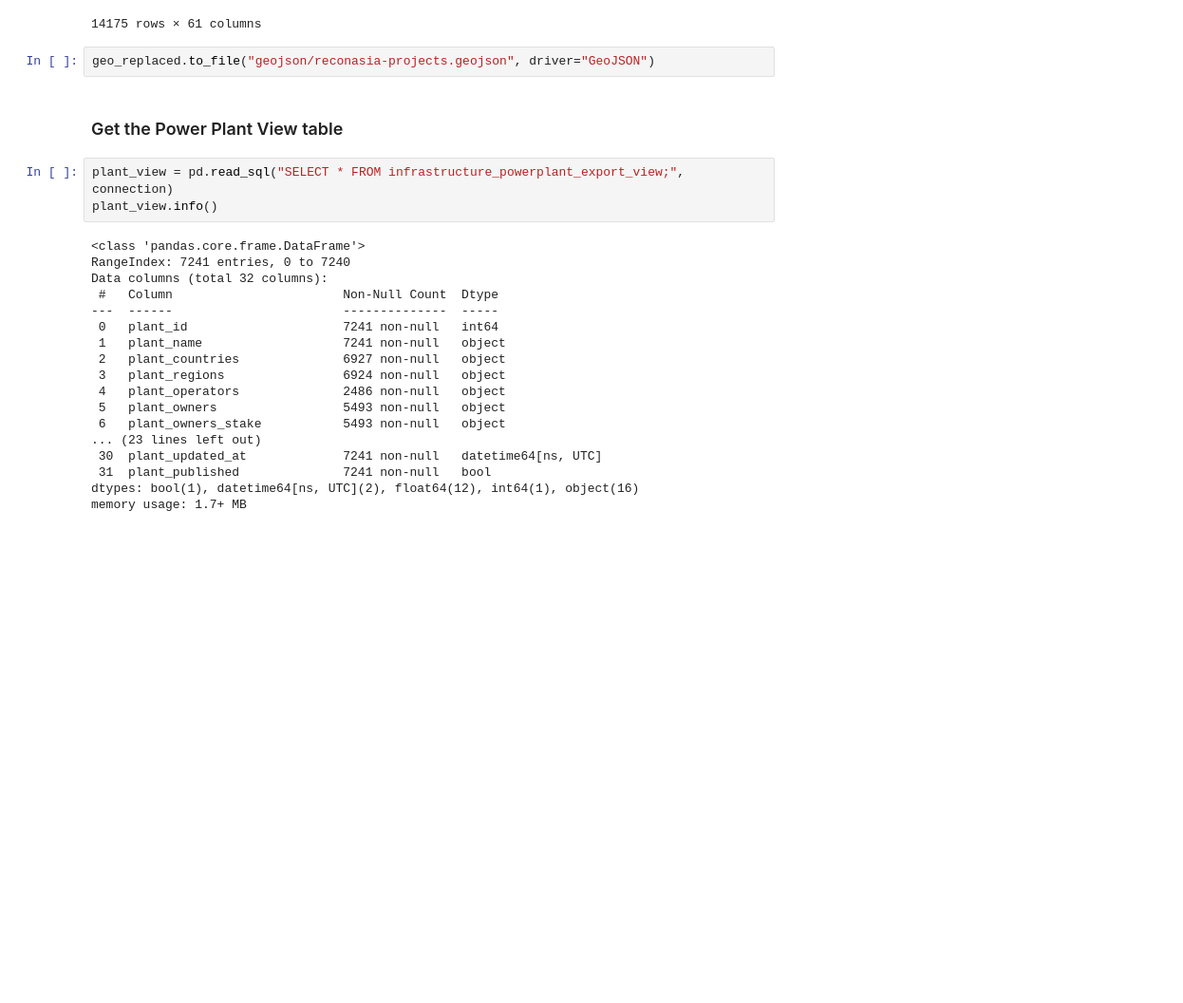
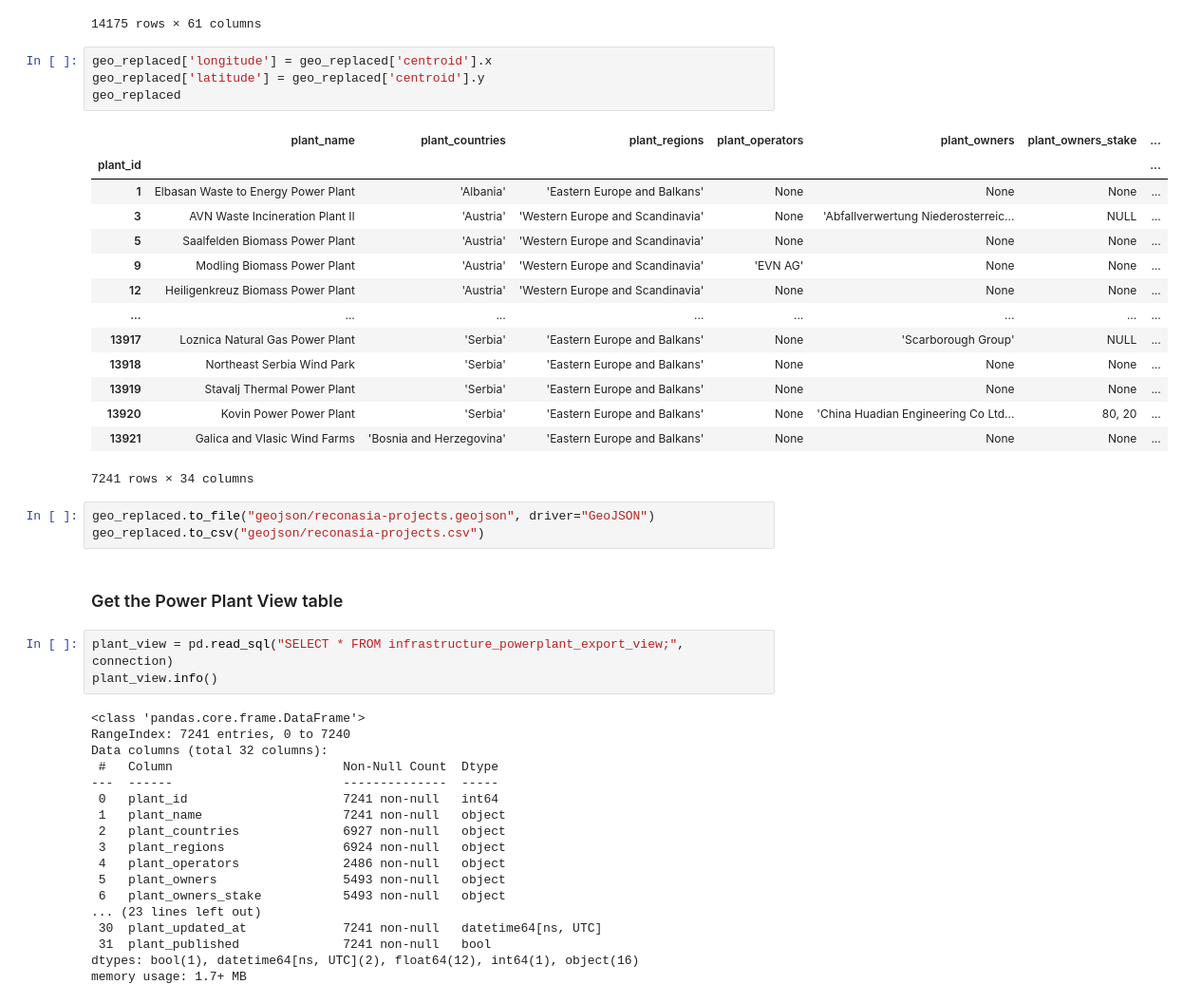
Before and after one commit to CSIS-iLab/new-silk-road, a Jupyter notebook: export_geodata.ipynb, the cells around one changed output. Shown at 95% size. Drawn from its saved outputs; the diff is of its cells as text; blank space fills up the shorter version.

Commit message:
Adds CSV export with Lat and Long for projects and plants

```diff
--- a/export_geodata.ipynb
+++ b/export_geodata.ipynb
@@ -118,8 +118,28 @@ geo_replaced
 | 922b4140-3797-4af5-8a81-77fbc283a1bb | Kaposvar Solar Power Plant | None | None | None | None | None | None | ... |
 | 2e77d1d3-2dcf-4e3c-b256-81bb27f3268e | New Kunlong Bridge Project | None | None | None | None | None | None | ... |
 14175 rows × 61 columns
+# %%
+geo_replaced['longitude'] = geo_replaced['centroid'].x
+geo_replaced['latitude'] = geo_replaced['centroid'].y
+geo_replaced
+# %% [output]
+|  | plant_name | plant_countries | plant_regions | plant_operators | plant_owners | plant_owners_stake | ... |
+| plant_id |  |  |  |  |  |  | ... |
+| 1 | Elbasan Waste to Energy Power Plant | 'Albania' | 'Eastern Europe and Balkans' | None | None | None | ... |
+| 3 | AVN Waste Incineration Plant II | 'Austria' | 'Western Europe and Scandinavia' | None | 'Abfallverwertung Niederosterreic... | NULL | ... |
+| 5 | Saalfelden Biomass Power Plant | 'Austria' | 'Western Europe and Scandinavia' | None | None | None | ... |
+| 9 | Modling Biomass Power Plant | 'Austria' | 'Western Europe and Scandinavia' | 'EVN AG' | None | None | ... |
+| 12 | Heiligenkreuz Biomass Power Plant | 'Austria' | 'Western Europe and Scandinavia' | None | None | None | ... |
+| ... | ... | ... | ... | ... | ... | ... | ... |
+| 13917 | Loznica Natural Gas Power Plant | 'Serbia' | 'Eastern Europe and Balkans' | None | 'Scarborough Group' | NULL | ... |
+| 13918 | Northeast Serbia Wind Park | 'Serbia' | 'Eastern Europe and Balkans' | None | None | None | ... |
+| 13919 | Stavalj Thermal Power Plant | 'Serbia' | 'Eastern Europe and Balkans' | None | None | None | ... |
+| 13920 | Kovin Power Power Plant | 'Serbia' | 'Eastern Europe and Balkans' | None | 'China Huadian Engineering Co Ltd... | 80, 20 | ... |
+| 13921 | Galica and Vlasic Wind Farms | 'Bosnia and Herzegovina' | 'Eastern Europe and Balkans' | None | None | None | ... |
+7241 rows × 34 columns
 # %%
 geo_replaced.to_file("geojson/reconasia-projects.geojson", driver="GeoJSON")
+geo_replaced.to_csv("geojson/reconasia-projects.csv")
 # %% [markdown]
 ### Get the Power Plant View table
 # %%
```
Also changed, not shown: parts of 6 cells of this notebook.
